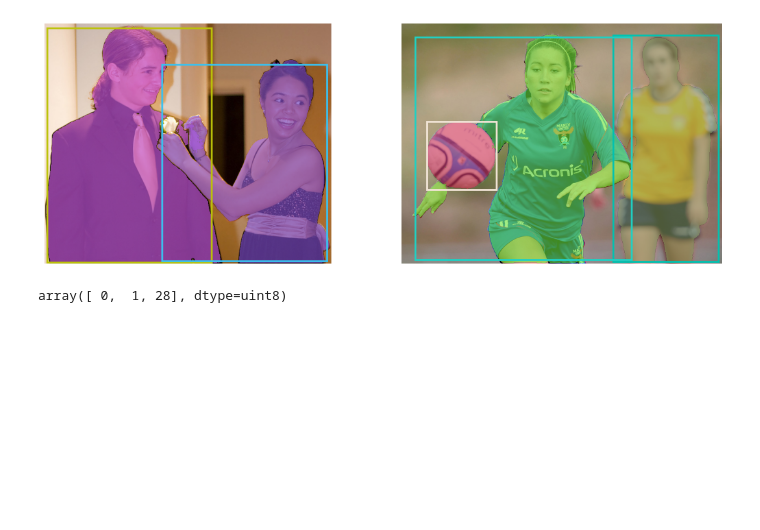
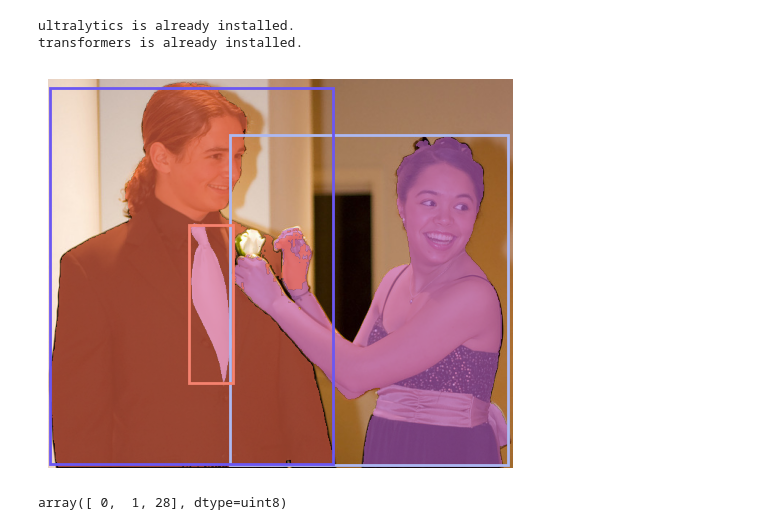
Before and after one commit to Jawher-Ben-Abdallah/SAMYOL, a Jupyter notebook: tutorial.ipynb, the cells around one changed output. Saved outputs shown, nothing was run; the diff lists cells and outputs as text; code cells hidden in the pictures; blank space fills up the shorter version.

```diff
--- a/tutorial.ipynb
+++ b/tutorial.ipynb
@@ -2,8 +3,8 @@
 from samyol.predictor import SAMYOL
 # %%
-input_paths = ["./assets/image1.jpg", "./assets/image2.jpg"]
-model_path = "./checkpoints/yolov7-tiny.onnx"
-version = "7"
+input_paths = ["./assets/images/image1.jpg", "./assets/images/image2.jpg"]
+model_path = "./checkpoints/yolov8s.pt"
+version = "8"
 device = "cuda"
 class_labels = ['person', 'bicycle', 'car', 'motorcycle', 'airplane', 'bus', 'train', 'truck', 'boat', 'traffic light',
     'fire hydrant', 'stop sign', 'parking meter', 'bench', 'bird', 'cat', 'dog', 'horse', 'sheep', 'cow',
@@ -25,7 +26,12 @@ samyol = SAMYOL(
 samyol_predictions = samyol.predict(
     input_paths=input_paths,
 )
+# %% [output]
+ultralytics is already installed.
+transformers is already installed.
 # %%
-samyol_predictions.display()
+samyol_predictions.display(
+    index=0
+)
 # %% [output]
-[figure, old version]
+[figure, new version]
```
Also changed, not shown: parts of 4 cells of this notebook, 5 other files.
